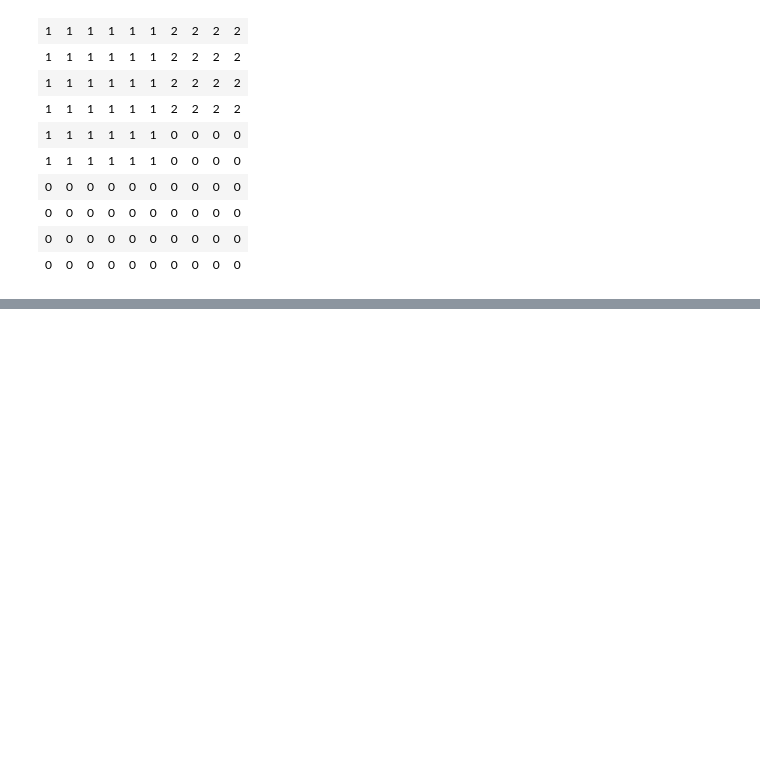
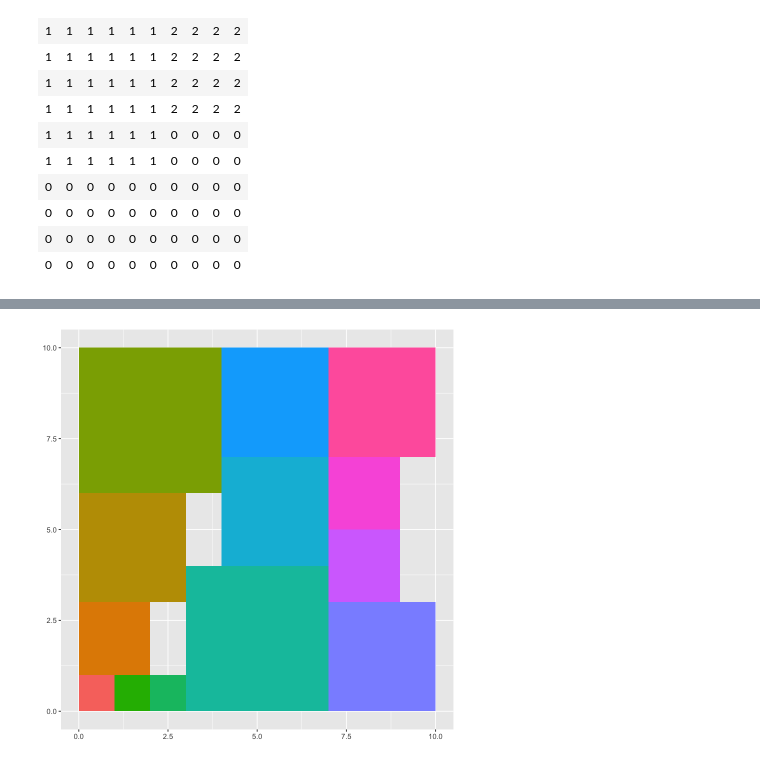
Before and after one commit to bmetenko/SquarePacking, a Jupyter notebook: rSquares.ipynb, the cells around one changed output, grey strips where cells are left out. Cells and saved outputs as stored; diff of their text form; code cells hidden in the pictures; blank space fills up the shorter version.

```diff
--- a/rSquares.ipynb
+++ b/rSquares.ipynb
@@ -11,7 +11,8 @@ square <- R6Class("Square",
                     rotate_times = NULL,
                     width = NULL,
                     length = NULL,
-                    initialize = function(side) {
+                    id = NULL,
+                    initialize = function(side, id=NULL) {
                       self$side <- side
                       self$width <- side
                       self$length <- side
@@ -41,14 +42,18 @@ square <- R6Class("Square",
                     },
                     add_x = function(x0) {
                       for (i in 1:length(self$coordinates)) {
-                        self$coordinates[[i]][[1]] <- self$coordinates[[i]][[1]] + x0
+                        self$coordinates[[i]][[1]] <- (
+                          self$coordinates[[i]][[1]] + x0
+                          )
                       }
                       self$center <- self$calc_center()
                       self
                     },
                     add_y = function(y0) {
                       for (i in 1:length(self$coordinates)) {
-                        self$coordinates[[i]][[2]] <- self$coordinates[[i]][[2]] + y0
+                        self$coordinates[[i]][[2]] <- (
+                          self$coordinates[[i]][[2]] + y0
+                          )
                       }
                       self$center <- self$calc_center()
                       self
@@ -111,24 +117,20 @@ $p2$x
 $p4$y
 [1] 5
 # %%
-check_bounds <- function(sq, frame, x, y, len, width){
+check_bounds <- function(sq, frame, x, y, len, width) {
   out <- TRUE
-
-  for (cellx in 1:len){
+  for (cellx in 1:len) {
     for (celly in 1:width) {
-      if (out){
-        y0 = celly + y - 1
-        x0 = cellx + x - 1
-
-        if (frame[x0, y0] != 0){
+      if (out) {
+        y0 <- celly + y - 1
+        x0 <- cellx + x - 1
+        if (frame[x0, y0] != 0) {
             out <- FALSE
           }
       }
     }
   }
-
   return(out)
-
 }
 # %%
 square_canvas <- R6Class(
@@ -270,7 +288,11 @@ square_canvas <- R6Class(
       }
     ))
 # %%
-  A <- square_canvas$new(contents = c(square$new(6), square$new(4)))
+A <- square_canvas$new(contents = c(square$new(6), square$new(4)))
+
+B  <- square_canvas$new(
+    contents = sapply(c(1, 2, 3, 4, 4, 3, 3, 3, 2, 1, 2, 3, 1), square$new)
+  )
 # %%
 A$frame
 # %% [output]
@@ -291,0 +314,5 @@ A$generate_ggplot()
+# %%
+B$generate_ggplot()
+# Same value class instances seem to point to the same memory objects?
+# %% [output]
+[figure, added]
```
Also changed, not shown: parts of 4 cells of this notebook.
